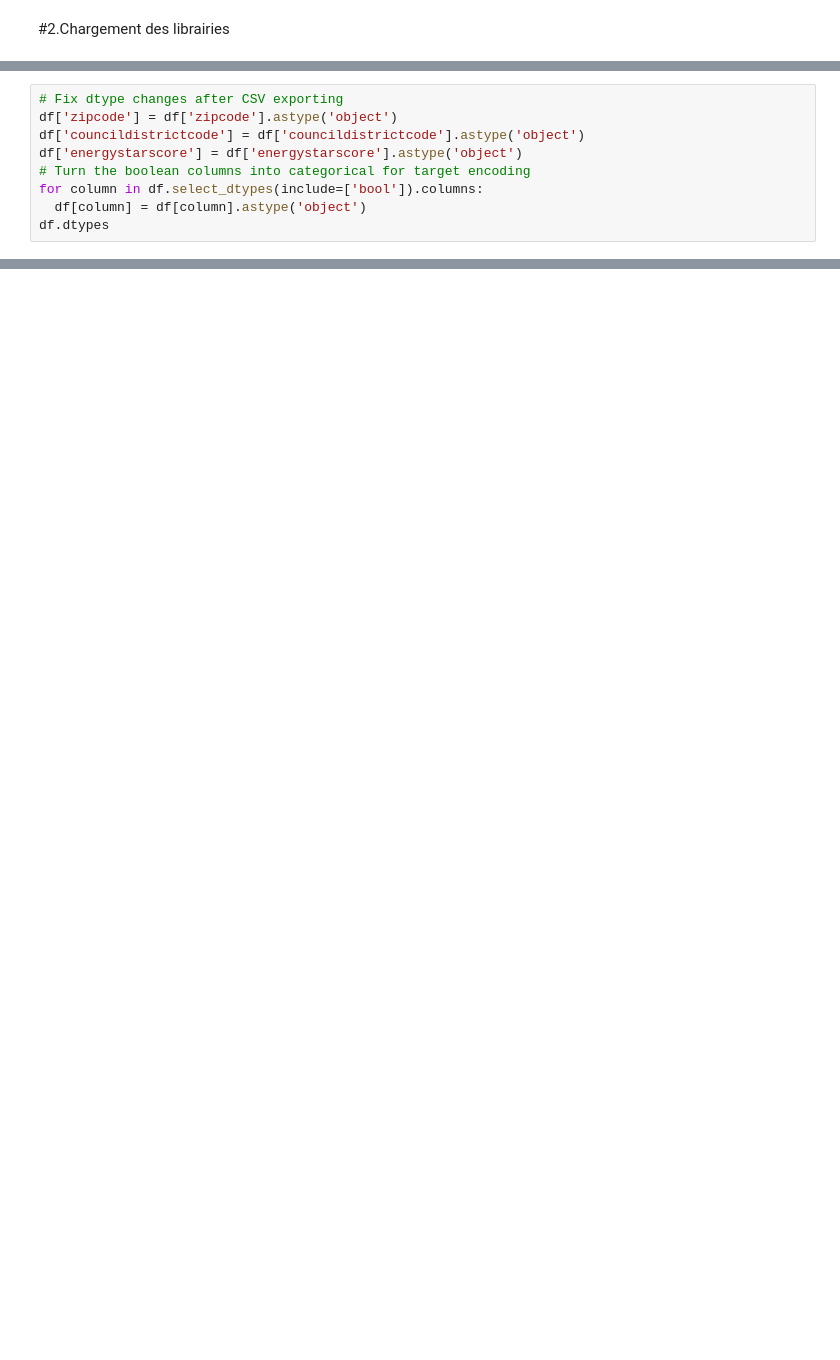
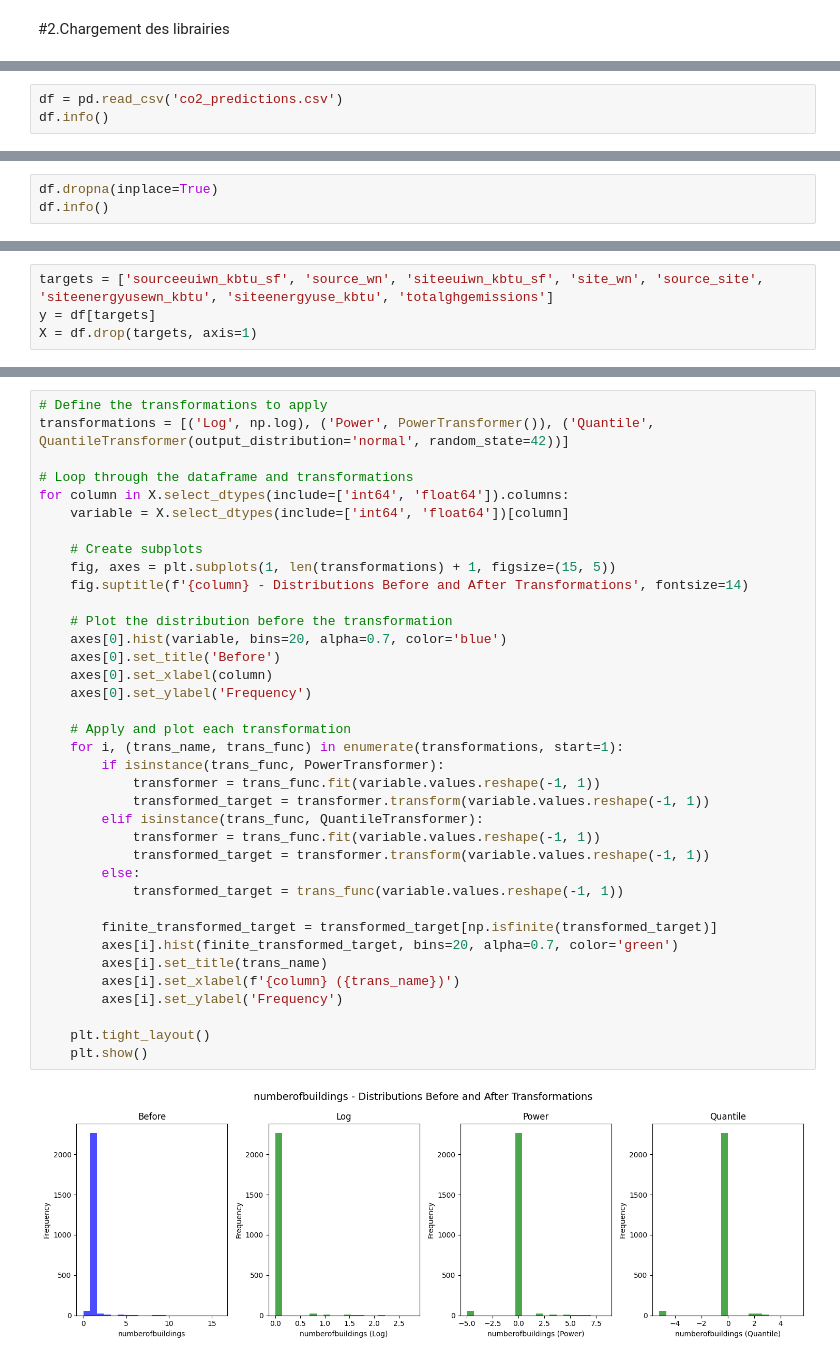
Before and after one commit to lysvallee/CO2_Seattle, a Jupyter notebook: predictions/CO2_predictions.ipynb, the cells around one changed output, grey strips where cells are left out. Saved outputs shown, nothing was run; the diff lists cells and outputs as text; blank space fills up the shorter version.

```diff
--- a/predictions/CO2_predictions.ipynb
+++ b/predictions/CO2_predictions.ipynb
@@ -134,9 +36,0 @@ OSError: [Errno 107] Transport endpoint is not connected
-# %%
-# Fix dtype changes after CSV exporting
-df['zipcode'] = df['zipcode'].astype('object')
-df['councildistrictcode'] = df['councildistrictcode'].astype('object')
-df['energystarscore'] = df['energystarscore'].astype('object')
-# Turn the boolean columns into categorical for target encoding
-for column in df.select_dtypes(include=['bool']).columns:
-  df[column] = df[column].astype('object')
-df.dtypes
@@ -582,0 +107,3 @@ files.download('xgboost_model.joblib')
+# %%
+df = pd.read_csv('co2_predictions.csv')
+df.info()
@@ -582,0 +153,3 @@ files.download('xgboost_model.joblib')
+# %%
+df.dropna(inplace=True)
+df.info()
@@ -582,0 +176,4 @@ files.download('xgboost_model.joblib')
+# %%
+targets = ['sourceeuiwn_kbtu_sf', 'source_wn', 'siteeuiwn_kbtu_sf', 'site_wn', 'source_site', 'siteenergyusewn_kbtu', 'siteenergyuse_kbtu', 'totalghgemissions']
+y = df[targets]
+X = df.drop(targets, axis=1)
@@ -582,0 +230,39 @@ files.download('xgboost_model.joblib')
+# %%
+# Define the transformations to apply
+transformations = [('Log', np.log), ('Power', PowerTransformer()), ('Quantile', QuantileTransformer(output_distribution='normal', random_state=42))]
+
+# Loop through the dataframe and transformations
+for column in X.select_dtypes(include=['int64', 'float64']).columns:
+    variable = X.select_dtypes(include=['int64', 'float64'])[column]
+
+    # Create subplots
+    fig, axes = plt.subplots(1, len(transformations) + 1, figsize=(15, 5))
+    fig.suptitle(f'{column} - Distributions Before and After Transformations', fontsize=14)
+
+    # Plot the distribution before the transformation
+    axes[0].hist(variable, bins=20, alpha=0.7, color='blue')
+    axes[0].set_title('Before')
+    axes[0].set_xlabel(column)
+    axes[0].set_ylabel('Frequency')
+
+    # Apply and plot each transformation
+    for i, (trans_name, trans_func) in enumerate(transformations, start=1):
+        if isinstance(trans_func, PowerTransformer):
+            transformer = trans_func.fit(variable.values.reshape(-1, 1))
+            transformed_target = transformer.transform(variable.values.reshape(-1, 1))
+        elif isinstance(trans_func, QuantileTransformer):
+            transformer = trans_func.fit(variable.values.reshape(-1, 1))
+            transformed_target = transformer.transform(variable.values.reshape(-1, 1))
+        else:
+            transformed_target = trans_func(variable.values.reshape(-1, 1))
+
+        finite_transformed_target = transformed_target[np.isfinite(transformed_target)]
+        axes[i].hist(finite_transformed_target, bins=20, alpha=0.7, color='green')
+        axes[i].set_title(trans_name)
+        axes[i].set_xlabel(f'{column} ({trans_name})')
+        axes[i].set_ylabel('Frequency')
+
+    plt.tight_layout()
+    plt.show()
+# %% [output]
+[figure, added]
```
Also changed, not shown: parts of 158 cells of this notebook, 26 other files.
